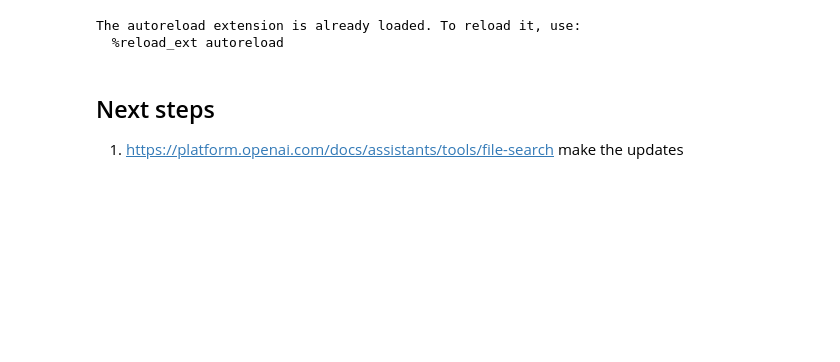
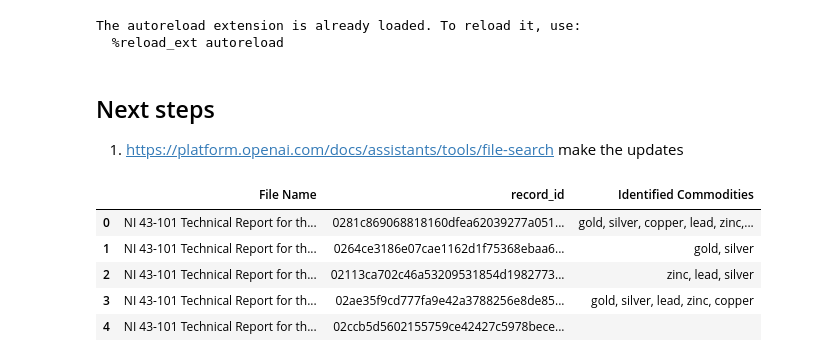
Before and after one commit to DARPA-CRITICALMAAS/ta2-extraction, a Jupyter notebook: parallel_extraction.ipynb, the cells around one changed output. Cells and saved outputs as stored; diff of their text form; code cells hidden in the pictures; blank space fills up the shorter version.

```diff
--- a/parallel_extraction.ipynb
+++ b/parallel_extraction.ipynb
@@ -32,3 +18,13 @@ output_path = "./extracted/nine_month/zinc/"
 # %%
-all_files = list_files_in_directory(folder_path)
+mvt_zinc_comm = ['zinc', 'lead', 'gallium', 'germanium', 'indium', 'silver', 'lead']
+filename = 'phase_one_mvt_zinc_top10percent'
+meta_data = pd.read_csv(f'./metadata/{filename}.csv').fillna('')
+meta_data.head()
+# %% [output]
+|  | File Name | record_id | Identified Commodities |
+| 0 | NI 43-101 Technical Report for th... | 0281c869068818160dfea62039277a051... | gold, silver, copper, lead, zinc,... |
+| 1 | NI 43-101 Technical Report for th... | 0264ce3186e07cae1162d1f75368ebaa6... | gold, silver |
+| 2 | NI 43-101 Technical Report for th... | 02113ca702c46a53209531854d1982773... | zinc, lead, silver |
+| 3 | NI 43-101 Technical Report for th... | 02ae35f9cd777fa9e42a3788256e8de85... | gold, silver, lead, zinc, copper |
+| 4 | NI 43-101 Technical Report for th... | 02ccb5d5602155759ce42427c5978bece... |  |
 # %%
```
Also changed, not shown: parts of 7 cells of this notebook, 24 other files.
